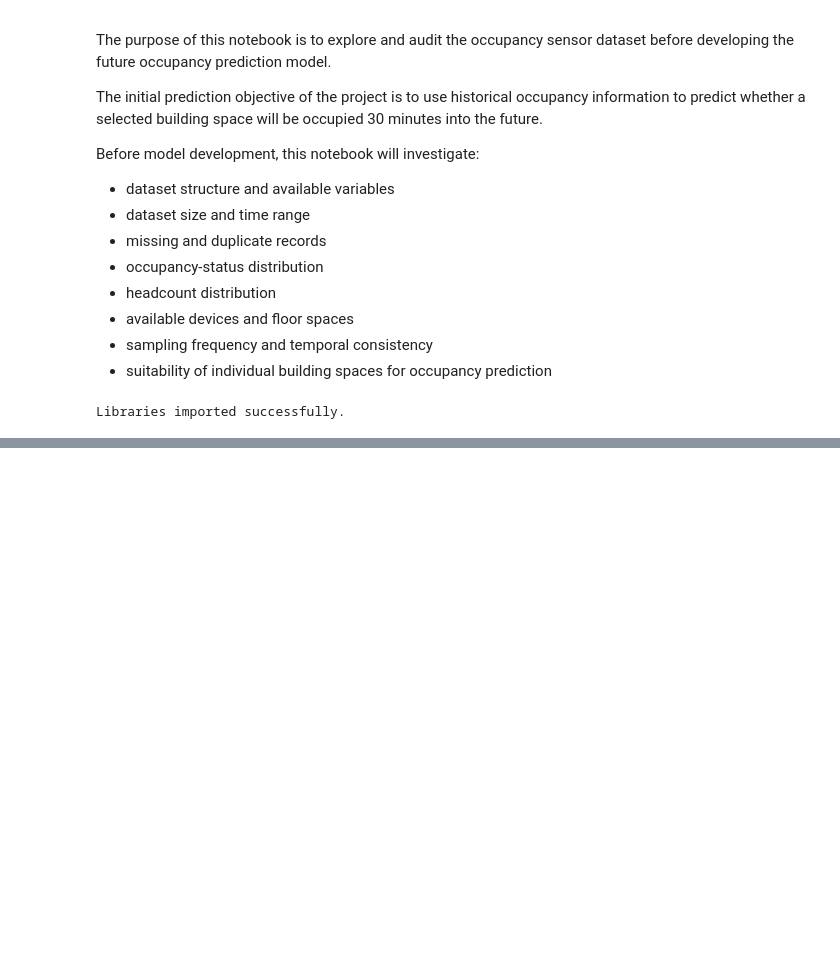
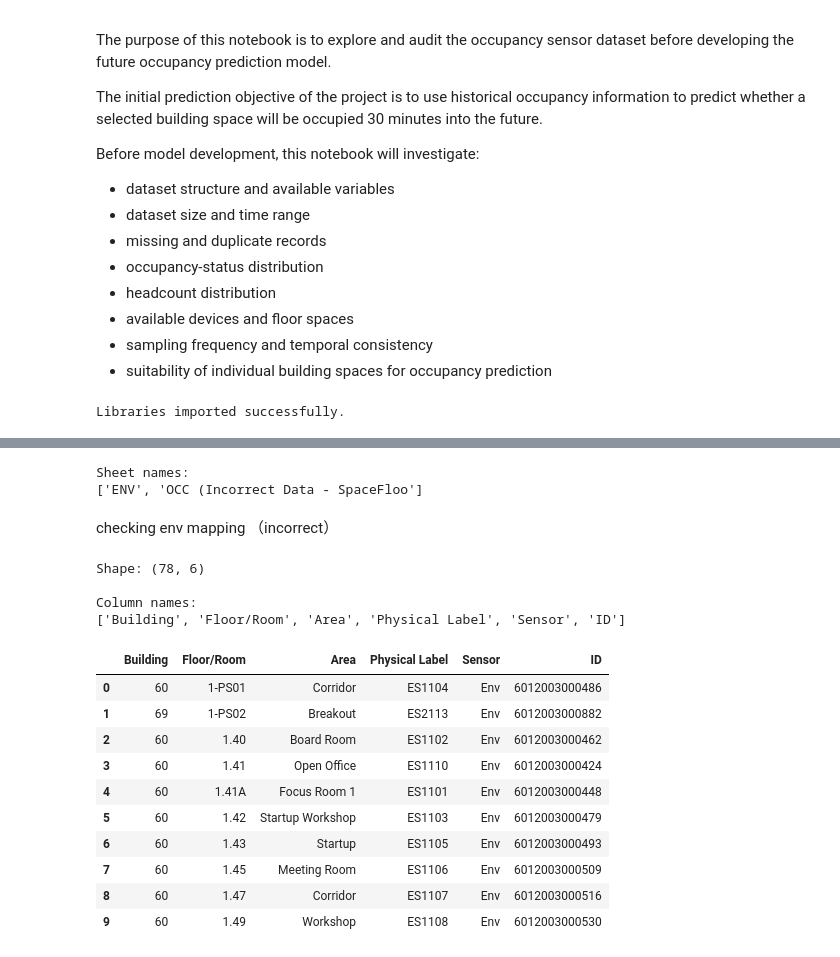
Before and after one commit to Betty-jyw/MMA3001-Occupancy-Prediction, a Jupyter notebook: notebooks/01_data_exploration.ipynb, the cells around one changed output, grey strips where cells are left out. Drawn from its saved outputs; the diff is of its cells as text; code cells hidden in the pictures; blank space fills up the shorter version.

```diff
--- a/notebooks/01_data_exploration.ipynb
+++ b/notebooks/01_data_exploration.ipynb
@@ -29,0 +246,37 @@ Libraries imported successfully.
+# %%
+mapping_file = data_path + "/Sensor ID and Locations.xlsx"
+
+excel_file = pd.ExcelFile(mapping_file)
+
+print("Sheet names:")
+print(excel_file.sheet_names)
+# %% [output]
+Sheet names:
+['ENV', 'OCC (Incorrect Data - SpaceFloo']
+# %% [markdown]
+checking env mapping （incorrect）
+# %%
+env_mapping = pd.read_excel(mapping_file, sheet_name="ENV")
+
+print("Shape:", env_mapping.shape)
+
+print("\nColumn names:")
+print(env_mapping.columns.tolist())
+
+env_mapping.head(10)
+# %% [output]
+Shape: (78, 6)
+
+Column names:
+['Building', 'Floor/Room', 'Area', 'Physical Label', 'Sensor', 'ID']
+|  | Building | Floor/Room | Area | Physical Label | Sensor | ID |
+| 0 | 60 | 1-PS01 | Corridor | ES1104 | Env | 6012003000486 |
+| 1 | 69 | 1-PS02 | Breakout | ES2113 | Env | 6012003000882 |
+| 2 | 60 | 1.40 | Board Room | ES1102 | Env | 6012003000462 |
+| 3 | 60 | 1.41 | Open Office | ES1110 | Env | 6012003000424 |
+| 4 | 60 | 1.41A | Focus Room 1 | ES1101 | Env | 6012003000448 |
+| 5 | 60 | 1.42 | Startup Workshop | ES1103 | Env | 6012003000479 |
+| 6 | 60 | 1.43 | Startup | ES1105 | Env | 6012003000493 |
+| 7 | 60 | 1.45 | Meeting Room | ES1106 | Env | 6012003000509 |
+| 8 | 60 | 1.47 | Corridor | ES1107 | Env | 6012003000516 |
+| 9 | 60 | 1.49 | Workshop | ES1108 | Env | 6012003000530 |
```
Also changed, not shown: parts of 33 cells of this notebook.
